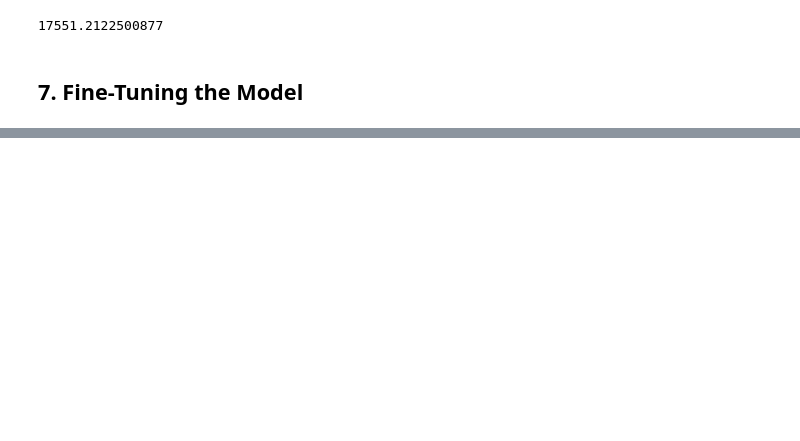
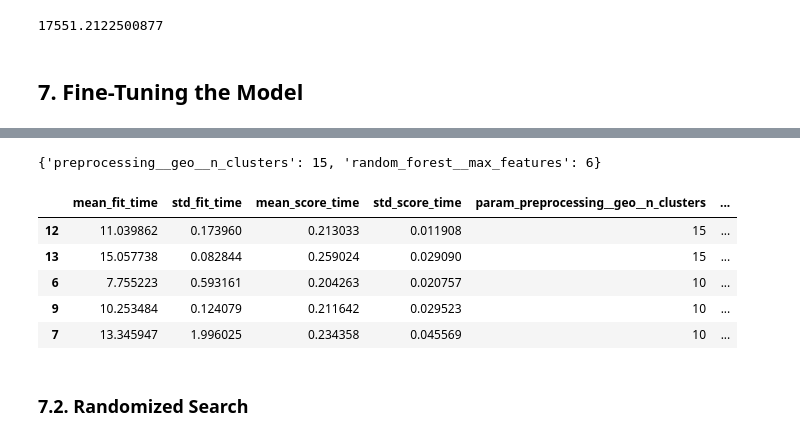
Before and after one commit to CarlossssMora/hands-on-ml-notes, a Jupyter notebook: capitulo_2/end_to_end_project.ipynb, the cells around one changed output, grey strips where cells are left out. Drawn from its saved outputs; the diff is of its cells as text; code cells hidden in the pictures; blank space fills up the shorter version.

```diff
--- a/capitulo_2/end_to_end_project.ipynb
+++ b/capitulo_2/end_to_end_project.ipynb
@@ -946,0 +949,25 @@ print(forest_reg_rmse)
+# %%
+from sklearn.model_selection import GridSearchCV
+
+full_pipeline = Pipeline([
+    ("preprocessing", preprocessing),
+    ("random_forest", RandomForestRegressor(random_state=42))
+])
+
+param_grid = [
+    {
+        "preprocessing__geo__n_clusters": [5, 8, 10],
+        "random_forest__max_features": [4, 6, 8]
+    },
+    {
+        "preprocessing__geo__n_clusters": [10, 15],
+        "random_forest__max_features": [6, 8, 10]
+    }
+]
+grid_search = GridSearchCV(
+    full_pipeline,
+    param_grid,
+    scoring='neg_root_mean_squared_error',
+    cv=3 # Definimos 3 folds para cross-validation
+)
+grid_search.fit(housing, housing_labels)
@@ -946,0 +994,19 @@ print(forest_reg_rmse)
+# %%
+# Obtenemos la mejor combinación de hiperparámetros hallada
+grid_search.best_params_
+# %% [output]
+{'preprocessing__geo__n_clusters': 15, 'random_forest__max_features': 6}
+# %%
+# Observamos los resultados
+cv_res = pd.DataFrame(grid_search.cv_results_)
+cv_res.sort_values(by='mean_test_score', ascending=False, inplace=True)
+cv_res.head()
+# %% [output]
+|  | mean_fit_time | std_fit_time | mean_score_time | std_score_time | param_preprocessing__geo__n_clusters | ... |
+| 12 | 11.039862 | 0.173960 | 0.213033 | 0.011908 | 15 | ... |
+| 13 | 15.057738 | 0.082844 | 0.259024 | 0.029090 | 15 | ... |
+| 6 | 7.755223 | 0.593161 | 0.204263 | 0.020757 | 10 | ... |
+| 9 | 10.253484 | 0.124079 | 0.211642 | 0.029523 | 10 | ... |
+| 7 | 13.345947 | 1.996025 | 0.234358 | 0.045569 | 10 | ... |
+# %% [markdown]
+### 7.2. Randomized Search
```
Also changed, not shown: parts of 17 cells of this notebook.
